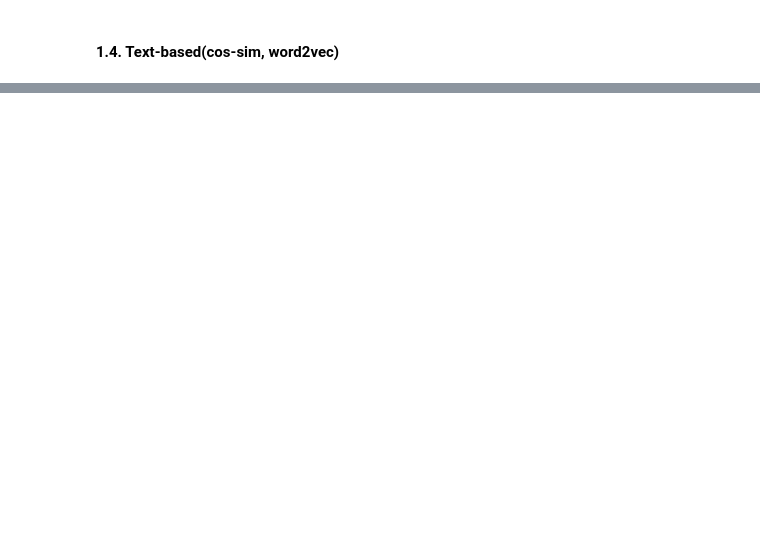
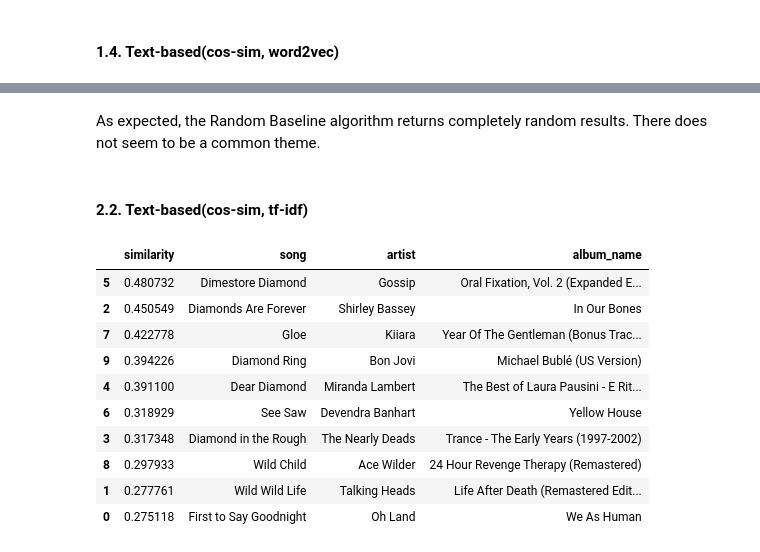
Before and after one commit to haraleib/MMSR_GroupB_WS23, a Jupyter notebook: Task 1_Group B.ipynb, the cells around one changed output, grey strips where cells are left out. Drawn from its saved outputs; the diff is of its cells as text; code cells hidden in the pictures; blank space fills up the shorter version.

```diff
--- a/Task 1_Group B.ipynb
+++ b/Task 1_Group B.ipynb
@@ -240,0 +239,6 @@ results.drop("id", axis=1)
+# %%
+# Reset the random seed once more
+query, query_row_id = songs.get_match(
+    Song(title="Diamond Heart", artist="Lady Gaga")
+)
+songs.info.loc[Retrieval(n=N).random_baseline(query).index, songs.info.columns != "id"]
@@ -240,0 +257,24 @@ results.drop("id", axis=1)
+# %% [markdown]
+As expected, the Random Baseline algorithm returns completely random results. There does not seem to be a common theme.
+# %% [markdown]
+#### 2.2. Text-based(cos-sim, tf-idf)
+# %%
+results = Retrieval(n=N).text_based_similarity(
+    song_id=query_row_id,
+    feature="tf_idf",
+    similarity_measure=SimilarityMeasure.COSINE
+)
+results["album_name"] = songs.info["album_name"].loc[results.index]
+results.drop("id", axis=1)
+# %% [output]
+|  | similarity | song | artist | album_name |
+| 5 | 0.480732 | Dimestore Diamond | Gossip | Oral Fixation, Vol. 2 (Expanded E... |
+| 2 | 0.450549 | Diamonds Are Forever | Shirley Bassey | In Our Bones |
+| 7 | 0.422778 | Gloe | Kiiara | Year Of The Gentleman (Bonus Trac... |
+| 9 | 0.394226 | Diamond Ring | Bon Jovi | Michael Bublé (US Version) |
+| 4 | 0.391100 | Dear Diamond | Miranda Lambert | The Best of Laura Pausini - E Rit... |
+| 6 | 0.318929 | See Saw | Devendra Banhart | Yellow House |
+| 3 | 0.317348 | Diamond in the Rough | The Nearly Deads | Trance - The Early Years (1997-2002) |
+| 8 | 0.297933 | Wild Child | Ace Wilder | 24 Hour Revenge Therapy (Remastered) |
+| 1 | 0.277761 | Wild Wild Life | Talking Heads | Life After Death (Remastered Edit... |
+| 0 | 0.275118 | First to Say Goodnight | Oh Land | We As Human |
```
Also changed, not shown: parts of 42 cells of this notebook, 4 other files.
